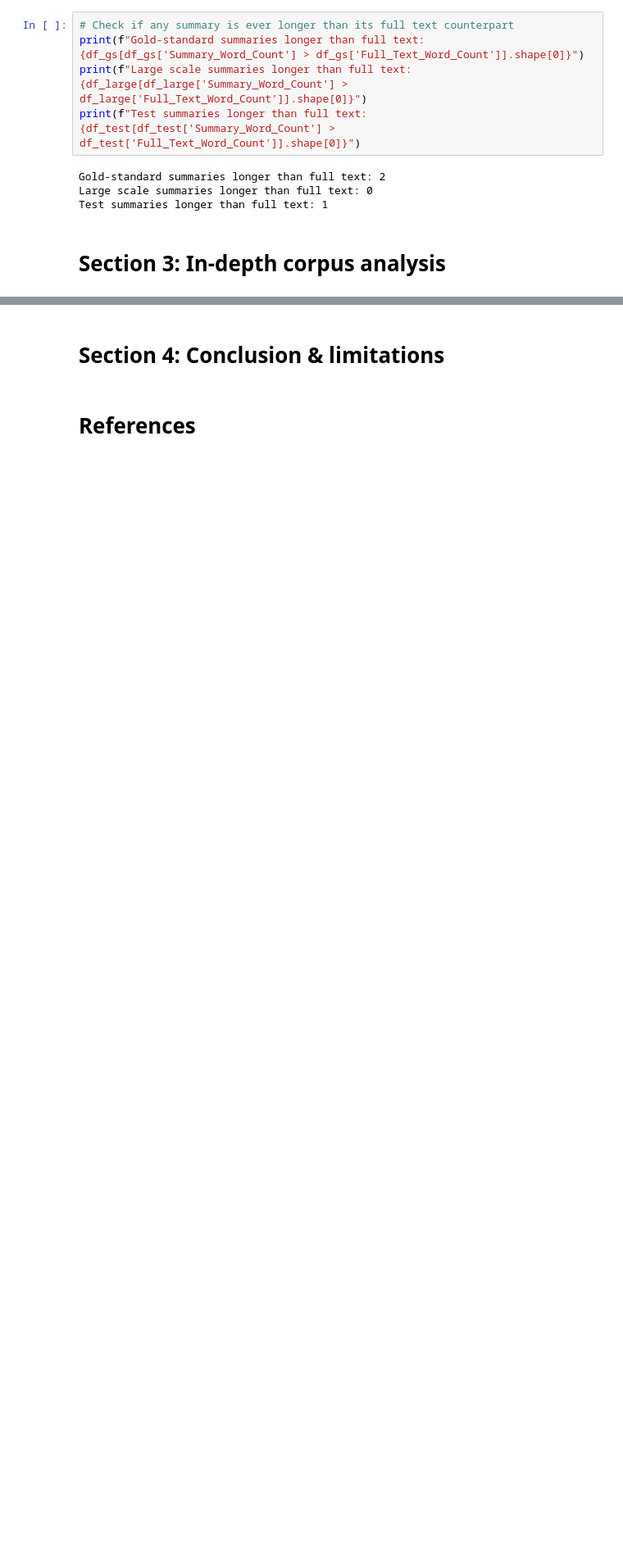
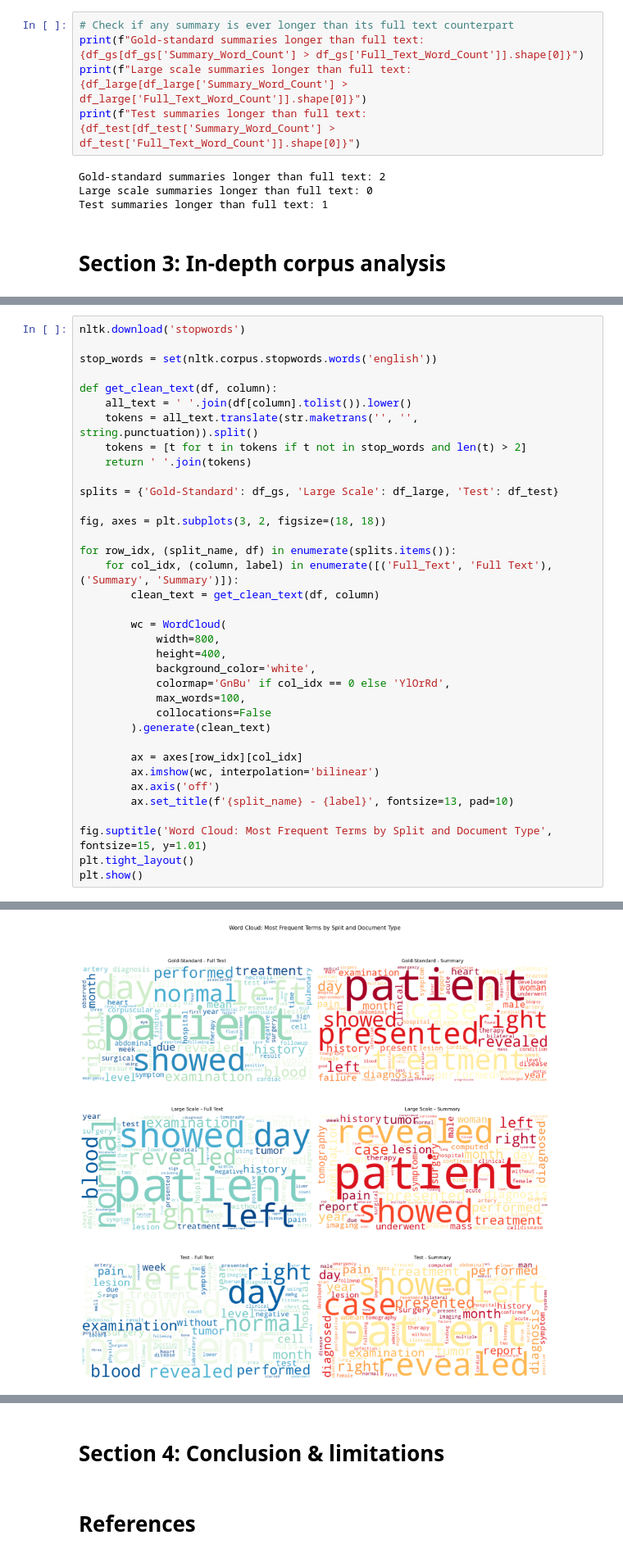
Before and after one commit to bagheria/DiffuClinic, a Jupyter notebook: data_exploration.ipynb, the cells around one changed output, grey strips where cells are left out. Shown at 82% size. Saved outputs shown, nothing was run; the diff lists cells and outputs as text; blank space fills up the shorter version.

```diff
--- a/data_exploration.ipynb
+++ b/data_exploration.ipynb
@@ -246,0 +355,37 @@ Test summaries longer than full text: 1
+# %%
+nltk.download('stopwords')
+
+stop_words = set(nltk.corpus.stopwords.words('english'))
+
+def get_clean_text(df, column):
+    all_text = ' '.join(df[column].tolist()).lower()
+    tokens = all_text.translate(str.maketrans('', '', string.punctuation)).split()
+    tokens = [t for t in tokens if t not in stop_words and len(t) > 2]
+    return ' '.join(tokens)
+
+splits = {'Gold-Standard': df_gs, 'Large Scale': df_large, 'Test': df_test}
+
+fig, axes = plt.subplots(3, 2, figsize=(18, 18))
+
+for row_idx, (split_name, df) in enumerate(splits.items()):
+    for col_idx, (column, label) in enumerate([('Full_Text', 'Full Text'), ('Summary', 'Summary')]):
+        clean_text = get_clean_text(df, column)
+
+        wc = WordCloud(
+            width=800,
+            height=400,
+            background_color='white',
+            colormap='GnBu' if col_idx == 0 else 'YlOrRd',
+            max_words=100,
+            collocations=False
+        ).generate(clean_text)
+
+        ax = axes[row_idx][col_idx]
+        ax.imshow(wc, interpolation='bilinear')
+        ax.axis('off')
+        ax.set_title(f'{split_name} - {label}', fontsize=13, pad=10)
+
+fig.suptitle('Word Cloud: Most Frequent Terms by Split and Document Type', fontsize=15, y=1.01)
+plt.tight_layout()
+plt.show()
+# %% [output]
@@ -246,0 +394 @@ Test summaries longer than full text: 1
+[figure, added]
```
Also changed, not shown: parts of 11 cells of this notebook, 1 other file.
